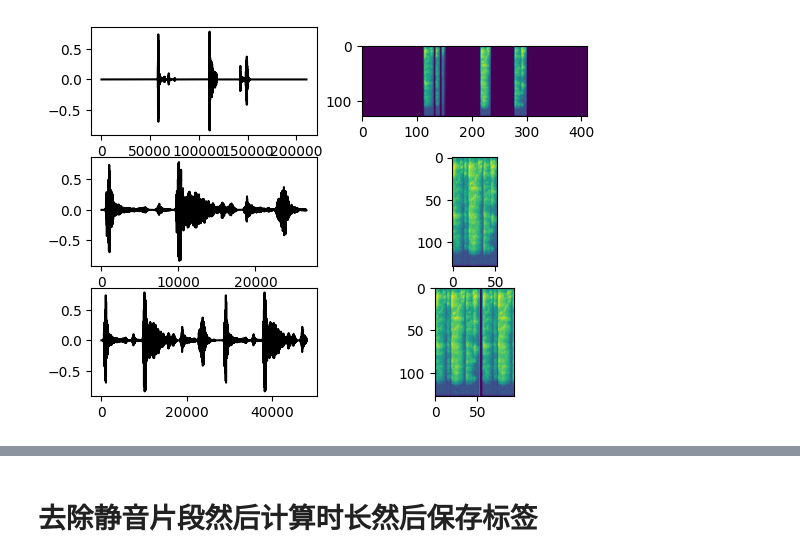
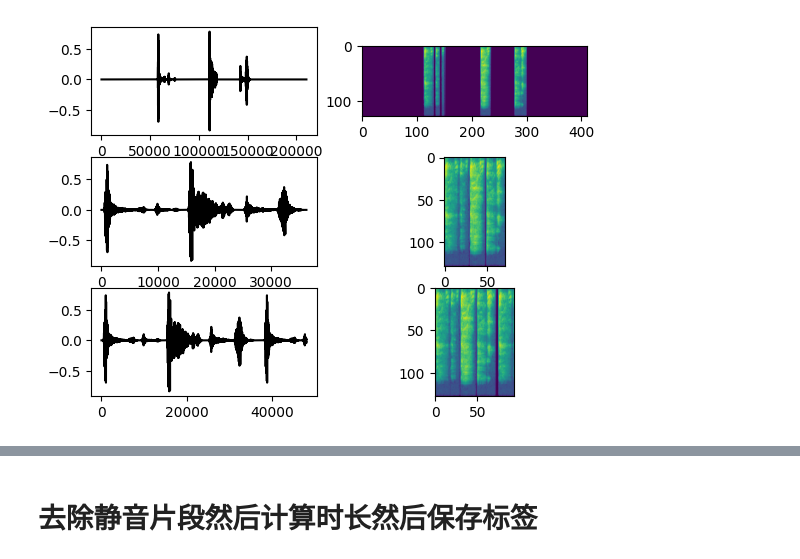
Before and after one commit to ZhaoKe1024/SoundDL-CoughVID, a Jupyter notebook: soundexplore.ipynb, the cells around one changed output, grey strips where cells are left out. Drawn from its saved outputs; the diff is of its cells as text; code cells hidden in the pictures.

```diff
--- a/soundexplore.ipynb
+++ b/soundexplore.ipynb
@@ -58,7 +58,7 @@ def concatenate(wave, overlap=200):
         unfolded[start:end] += curr[max_idx:]
     return unfolded[:end]
 # %%
-def vad(wav, top_db=30, overlap=200):
+def vad(wav, top_db=40, overlap=200):
     # Split an audio signal into non-silent intervals
     intervals = librosa.effects.split(wav, top_db=top_db)
     if len(intervals) == 0:
@@ -96,31 +96,31 @@ def wav_padding(wave, save_len=48000):
         elif resi - interval > 0:
             LL = resi - interval
             new_signal[i * (L + interval):i * (L + interval) + LL] = wave[:LL]
             break
         else:
             break
         i += 1
     return new_signal
 
 wave = audioseg.samples
 plt.figure(0)
 plt.subplot(3,2,1)
 plt.plot(range(len(wave)), wave, c="black")
 plt.subplot(3,2, 2)
 plt.imshow(w2m(torch.from_numpy(wave)))
 
 wave1 = vad(wave)
 plt.subplot(3,2,3)
 plt.plot(range(len(wave1)), wave1, c="black")
 plt.subplot(3,2, 4)
 plt.imshow(w2m(torch.from_numpy(wave1).to(torch.float32)))
 
 wave2 = wav_padding(wave1)
 plt.subplot(3,2,5)
 plt.plot(range(len(wave2)), wave2, c="black")
 plt.subplot(3,2, 6)
 plt.imshow(w2m(torch.from_numpy(wave2).to(torch.float32)))
 
 plt.show()
 # %% [output]
-[figure, old version]
+[figure, new version]
```
Also changed, not shown: parts of 6 cells of this notebook, 6 other files.
